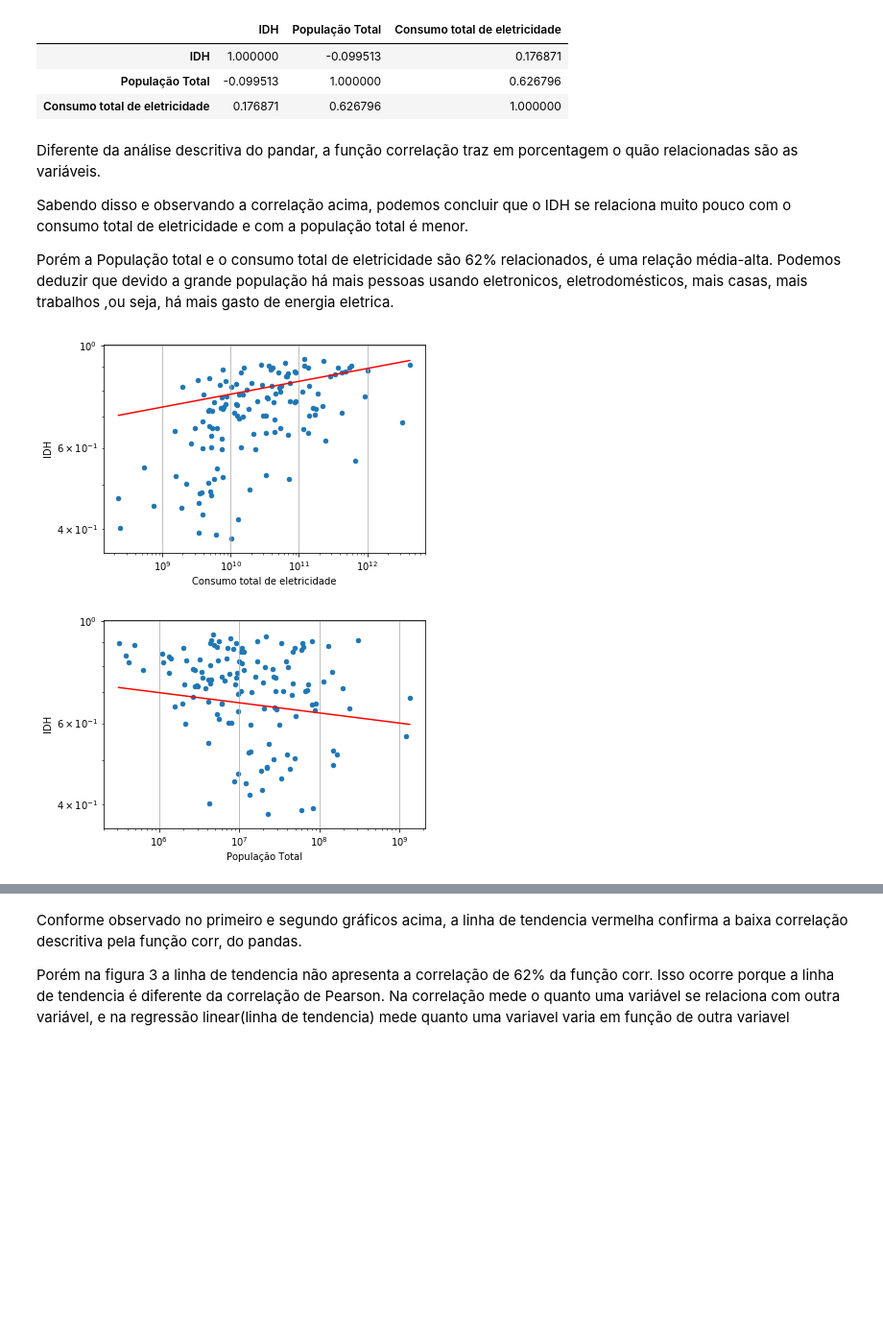
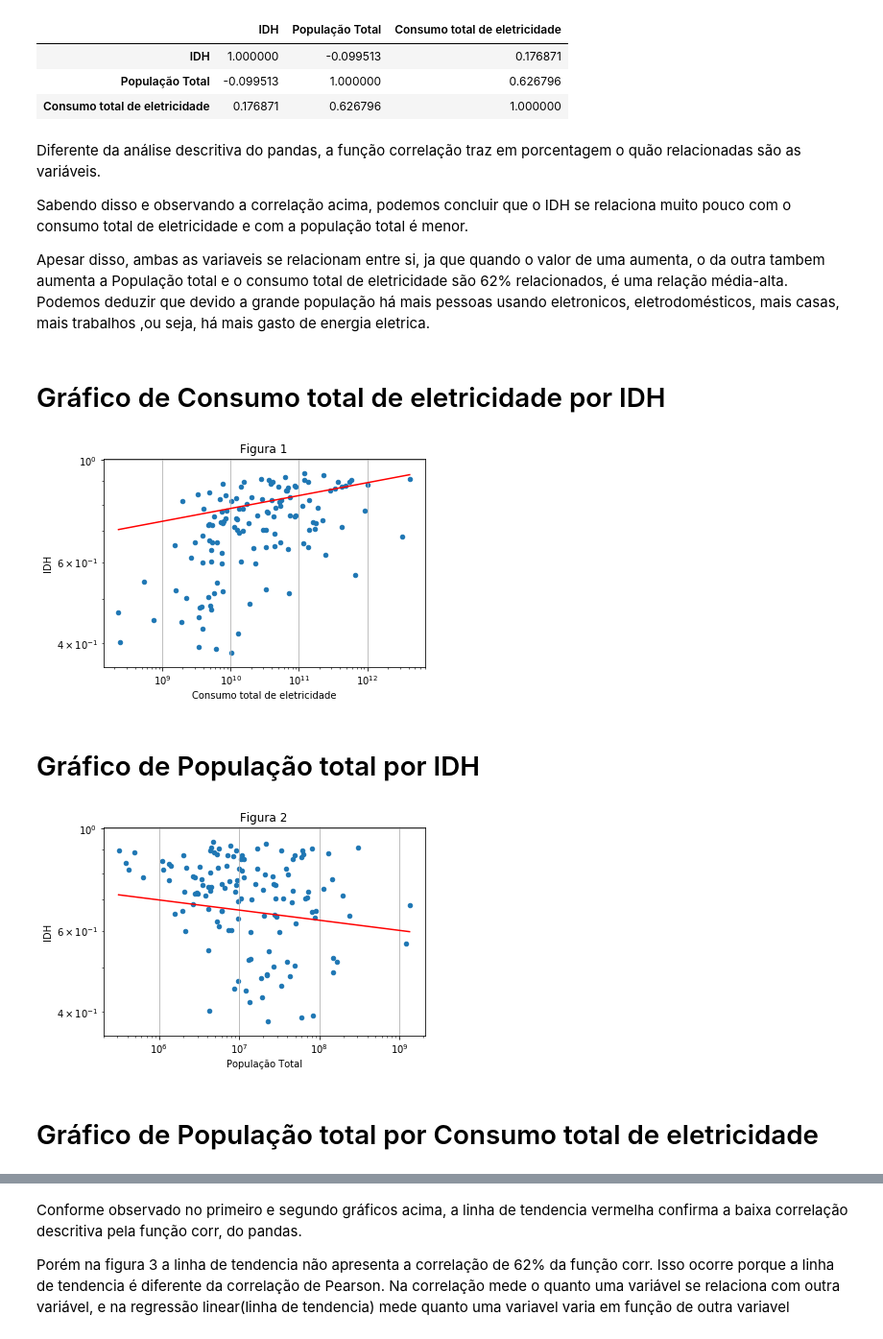
Before and after one commit to vitocm2/Projeto-1---Ci-ncia-dos-dados, a Jupyter notebook: Vítor_Calcete_ProjetoCienciadosDados.ipynb, the cells around one changed output, grey strips where cells are left out. Shown at 96% size. Cells and saved outputs as stored; diff of their text form; code cells hidden in the pictures; blank space fills up the shorter version.

```diff
--- a/Vítor_Calcete_ProjetoCienciadosDados.ipynb
+++ b/Vítor_Calcete_ProjetoCienciadosDados.ipynb
@@ -78,11 +78,13 @@ DataJoin.corr() # calcular correlação
 | População Total | -0.099513 | 1.000000 | 0.626796 |
 | Consumo total de eletricidade | 0.176871 | 0.626796 | 1.000000 |
 # %% [markdown]
-Diferente da análise descritiva do pandar, a função correlação traz em porcentagem o quão relacionadas são as variáveis.
+Diferente da análise descritiva do pandas, a função correlação traz em porcentagem o quão relacionadas são as variáveis.
 
 Sabendo disso e observando a correlação acima, podemos concluir que o IDH se relaciona muito pouco com o consumo total de eletricidade e com a população total é menor.
 
-Porém a População total e o consumo total de eletricidade são 62% relacionados, é uma relação média-alta. Podemos deduzir que devido a grande população há mais pessoas usando eletronicos, eletrodomésticos, mais casas, mais trabalhos ,ou seja, há mais gasto de energia eletrica.
+Apesar disso, ambas as variaveis se relacionam entre si, ja que quando o valor de uma aumenta, o da outra tambem aumenta a População total e o consumo total de eletricidade são 62% relacionados, é uma relação média-alta. Podemos deduzir que devido a grande população há mais pessoas usando eletronicos, eletrodomésticos, mais casas, mais trabalhos ,ou seja, há mais gasto de energia eletrica.
+# %% [markdown]
+# Gráfico de Consumo total de eletricidade por IDH
 # %%
 DataJoin.plot.scatter(y="IDH", x = "Consumo total de eletricidade",  loglog=True)
 
@@ -102,32 +104,38 @@ b = mY - a*mX
 
 plt.plot((DataJoin["Consumo total de eletricidade"].min(), DataJoin["Consumo total de eletricidade"].max()),
          (a*DataJoin["Consumo total de eletricidade"].min() + b, a*DataJoin["Consumo total de eletricidade"].max() + b), color='red')
+plt.title("Figura 1")
 plt.grid(True)
 # %% [output]
-[figure, old version]
+[figure, new version]
+# %% [markdown]
+# Gráfico de População total por IDH
 # %%
 DataJoin.plot.scatter(y="IDH", x = "População Total",  loglog=True)
 plt.grid()
 
 # Para usar as fórmulas da aula passada, precisamos calcular COV(X,Y), VAR(X) e VAR(Y), média de X e média de Y.
 # Neste nosso caso, X é a variável horsepower e Y é a variável acceleration.
 cov = DataJoin["População Total"].cov(DataJoin["IDH"])
 
 var_X = DataJoin["População Total"].var()
 var_Y = DataJoin["IDH"].var()
 
 mX = DataJoin["População Total"].mean()
 mY = DataJoin["IDH"].mean()
 
 # Agora podemos calcular a inclinação da reta de ajuste e a constante:
 a = cov / var_X
 b = mY - a*mX
 
 plt.plot((DataJoin["População Total"].min(), DataJoin["População Total"].max()),
          (a*DataJoin["População Total"].min() + b, a*DataJoin["População Total"].max() + b), color='red')
+plt.title("Figura 2")
 plt.grid(True)
 # %% [output]
-[figure, old version]
+[figure, new version]
+# %% [markdown]
+# Gráfico de População total por Consumo total de eletricidade
 # %%
 DataJoin.plot.scatter(y="Consumo total de eletricidade", x = "População Total",loglog=True)
 plt.grid()
```
Also changed, not shown: parts of 7 cells of this notebook.
